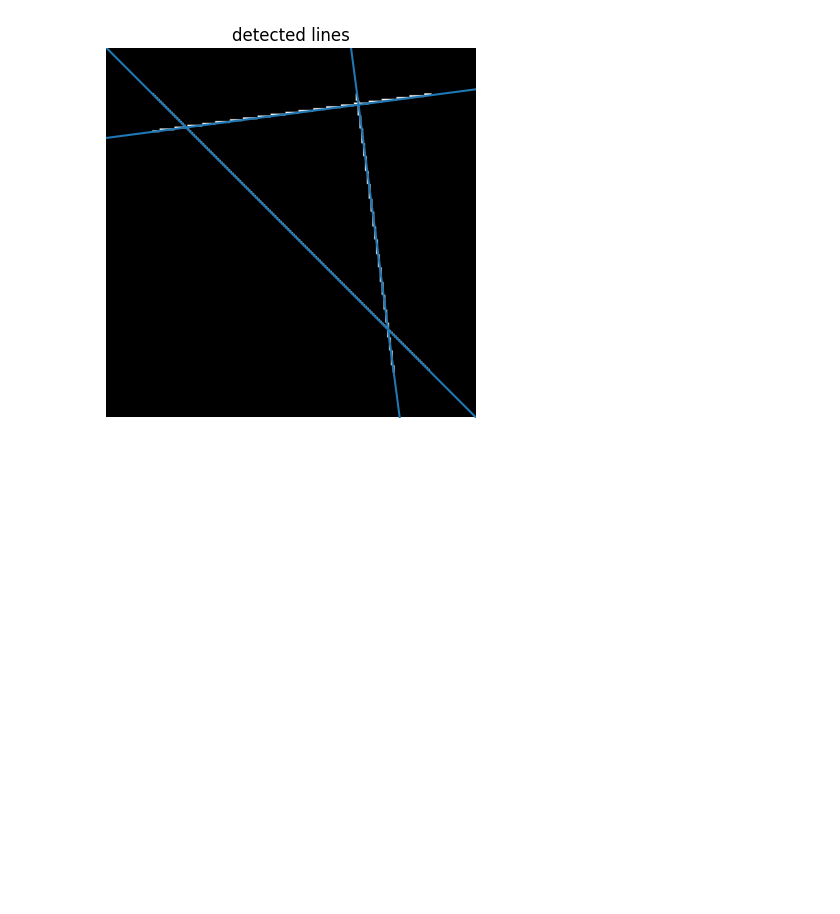
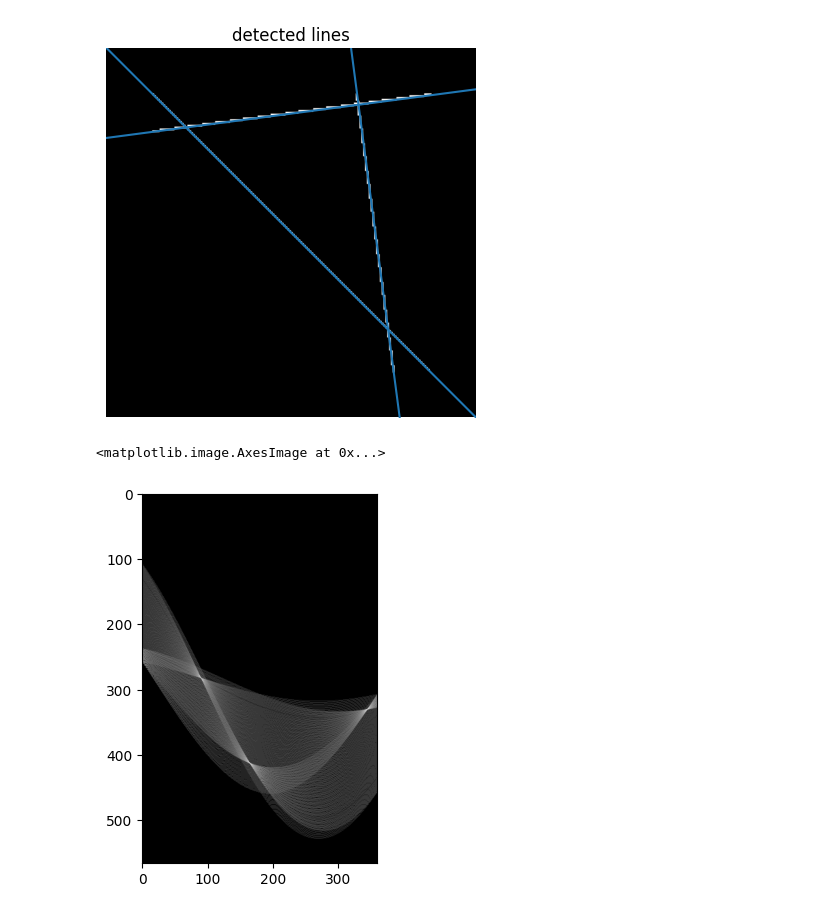
Before and after one commit to hossboll/ht-peaks-detection, a Jupyter notebook: skimage-hough.ipynb, the cells around one changed output. Saved outputs shown, nothing was run; the diff lists cells and outputs as text; code cells hidden in the pictures; blank space fills up the shorter version.

```diff
--- a/straight-line-hough.ipynb
+++ b/skimage-hough.ipynb
@@ -70,3 +70,41 @@ for _, angle, dist in zip(*hough_line_peaks(h, theta, d)):
     ax.axline((x0, y0), slope=np.tan(angle + np.pi/2))
 # %% [output]
 [figure]
+# %%
+def apply_hough(image, theta=None):
+    if theta is not None:
+        tested_angles = theta
+    else:
+        tested_angles = np.linspace(-np.pi / 2, np.pi / 2, 360, endpoint=False)
+
+    h, theta, d = hough_line(image, theta=tested_angles)
+    angle_step = 0.5 * np.diff(theta).mean()
+    d_step = 0.5 * np.diff(d).mean()
+    bounds = [np.rad2deg(theta[0] - angle_step),
+              np.rad2deg(theta[-1] + angle_step),
+              d[-1] + d_step, d[0] - d_step]
+
+    ht = np.log(1 + h)
+    plot_lines = np.zeros((200, 200))
+    for _, angle, dist in zip(*hough_line_peaks(h, theta, d)):
+        (x0, y0) = dist * np.array([np.cos(angle), np.sin(angle)])
+        x0 = int(x0)
+        y0 = int(y0)
+        plot_lines[x0][y0] = 255
+
+    return ht, plot_lines
+# %%
+# constructing test image
+image = np.zeros((200, 200))
+idx = np.arange(25, 175)
+image[idx, idx] = 255
+image[draw_line(45,25,25,175)] = 255
+image[draw_line(25,135,175,155)] = 255
+tested_angles = np.linspace(-np.pi / 2, np.pi / 2, 360, endpoint=False)
+# %%
+ht, lines = apply_hough(image, tested_angles)
+# %%
+plt.imshow(ht, cmap=cm.gray)
+# %% [output]
+<matplotlib.image.AxesImage at 0x...>
+[figure, added]
```
Also changed, not shown: parts of 2 cells of this notebook, 9 other files.
